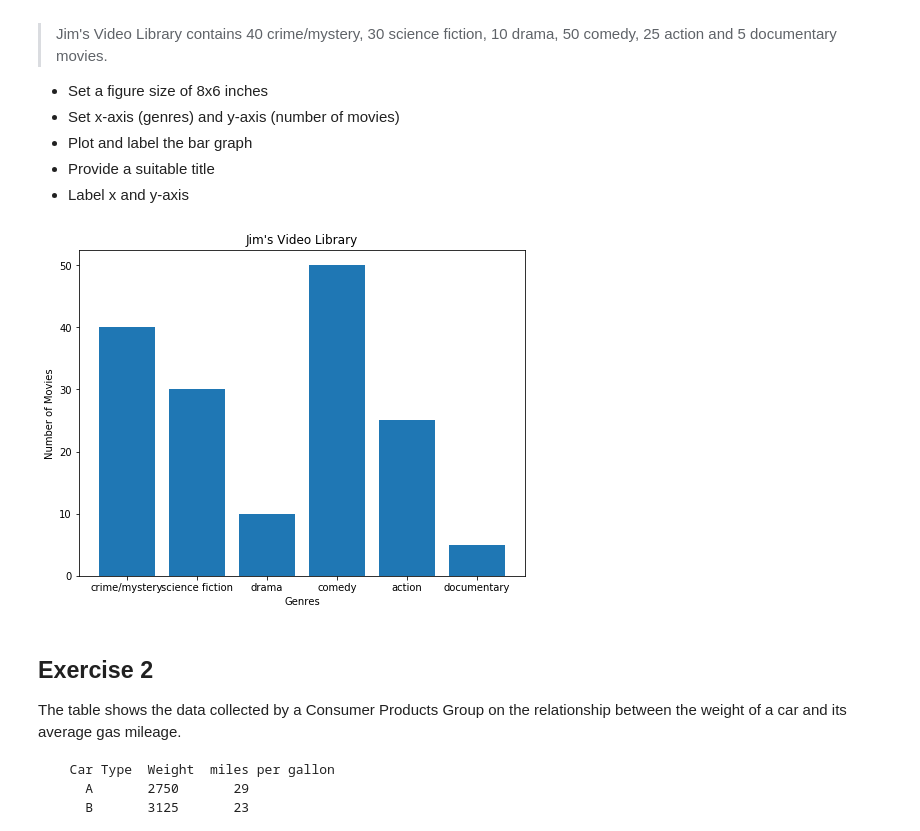
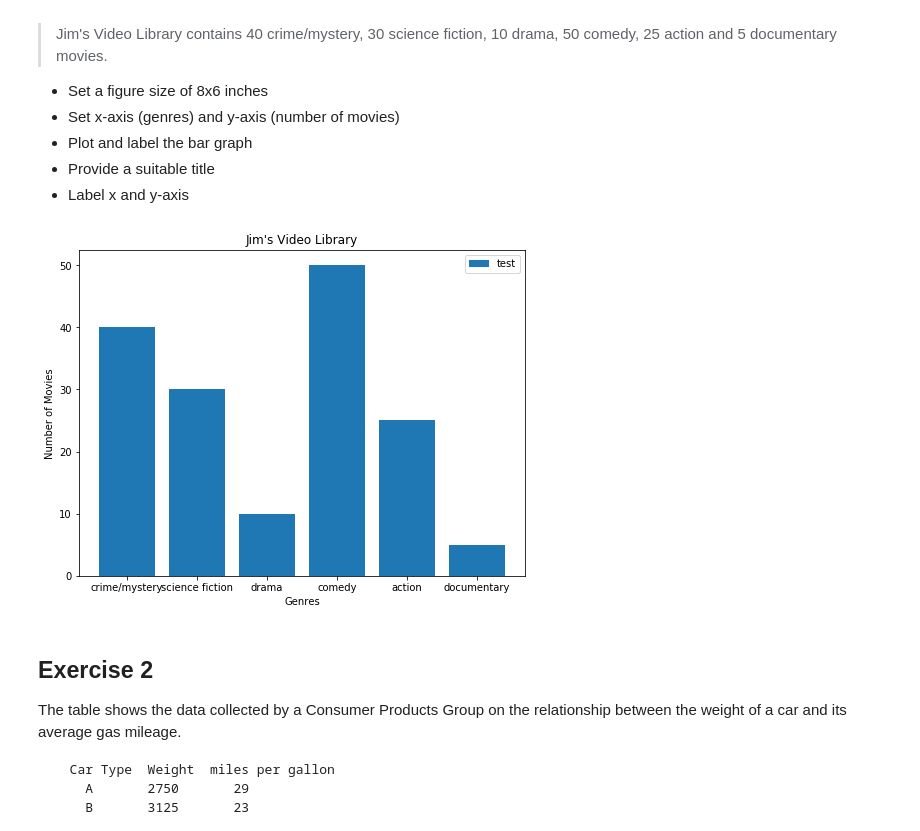
Before and after one commit to Laura-ShummonMaass/dsc-0-01-22-visualizing-data-lab-seattle-ds-career-040119, a Jupyter notebook: index.ipynb, the cells around one changed output. Cells and saved outputs as stored; diff of their text form; code cells hidden in the pictures.

```diff
--- a/index.ipynb
+++ b/index.ipynb
@@ -23,34 +23,34 @@ Make a vertical bar graph using `plt.bar()` for the following set of data:
 # %%
 # import the required libraries
 import numpy as np
 import matplotlib.pyplot as plt
 
 y = [40, 30, 10, 50, 25, 5]
 x = np.arange(len(y))
 
 labels = ['crime/mystery', 'science fiction', 'drama', 'comedy', 'action', 'documentary']
 
 
 plt.figure(figsize=(8,6))
 plt.bar(x, y, label = 'test')
 
 plt.ylabel('Number of Movies')
 plt.xlabel('Genres')
 
 plt.title("Jim's Video Library")
 plt.xticks(x, labels)
 
-pt
+plt.legend()
 plt.show()
 
 
 # Plot vertical bars of fixed width by passing x and y values to .bar() function
 
 # Give a title to the bar graph
 
 # Output the final plot
 # %% [output]
-[figure, old version]
+[figure, new version]
 # %% [markdown]
 ## Exercise 2
 
```
